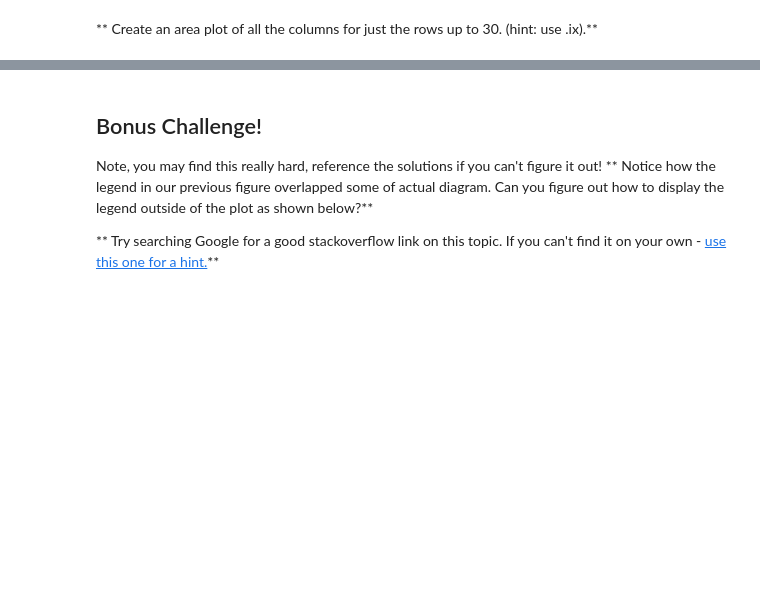
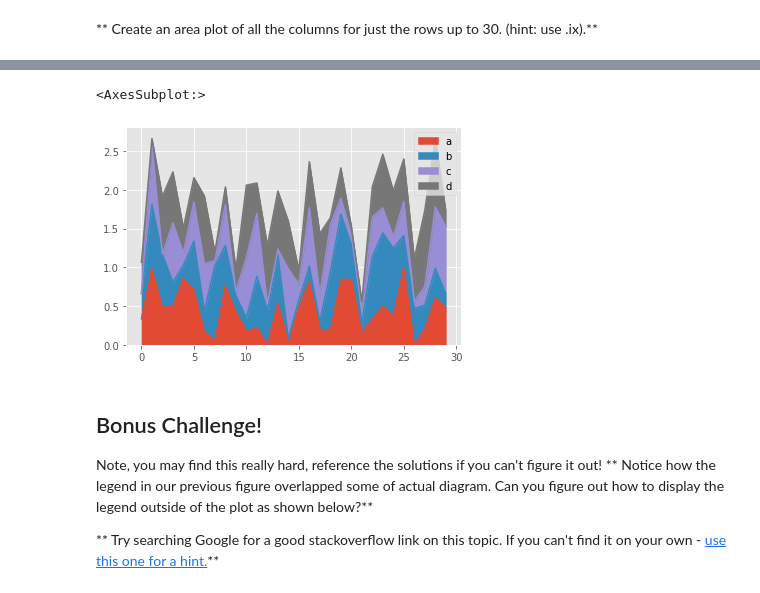
Before and after one commit to ritesh-chafer/python-for-data-science-and-machine-learning-bootcamp, a Jupyter notebook: Python for Data Visualization/Pandas Built-in Data Viz/Pandas Data Visualization Exercise .ipynb, the cells around one changed output, grey strips where cells are left out. Saved outputs shown, nothing was run; the diff lists cells and outputs as text; code cells hidden in the pictures; blank space fills up the shorter version.

```diff
--- a/Python for Data Visualization/Pandas Built-in Data Viz/Pandas Data Visualization Exercise .ipynb
+++ b/Python for Data Visualization/Pandas Built-in Data Viz/Pandas Data Visualization Exercise .ipynb
@@ -82,3 +80,8 @@ df3[['a','b']].plot.box()
+# %%
+df3.iloc[0:30].plot.area()
+# %% [output]
+<AxesSubplot:>
+[figure, added]
 # %% [markdown]
 ## Bonus Challenge!
 Note, you may find this really hard, reference the solutions if you can't figure it out!
```
Also changed, not shown: parts of 5 cells of this notebook.
